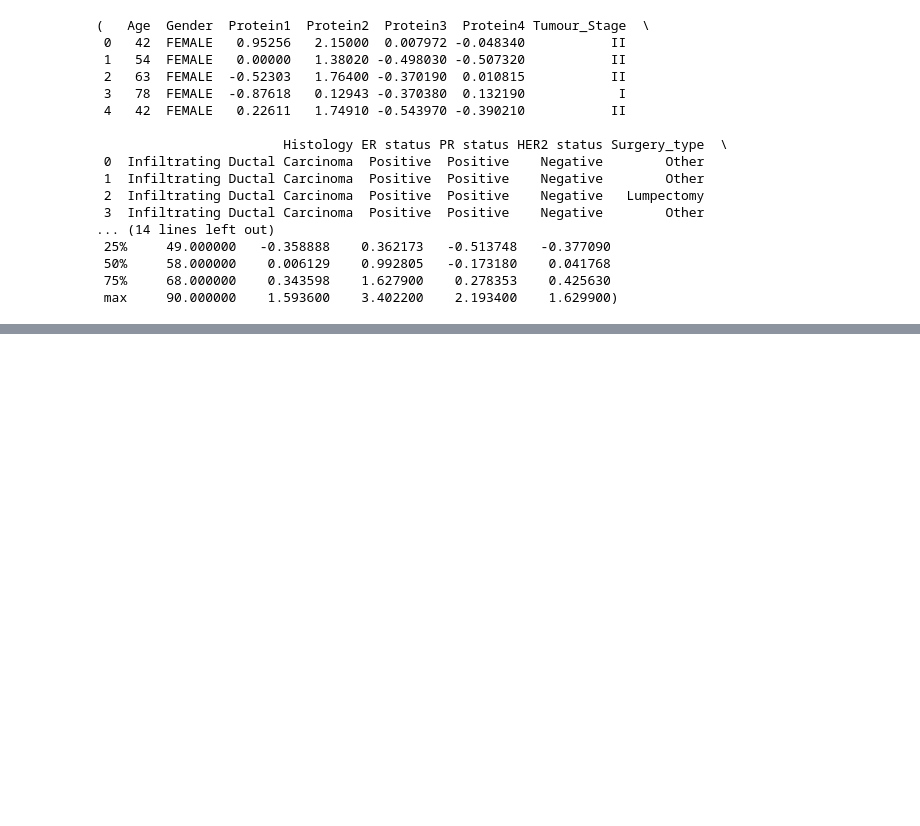
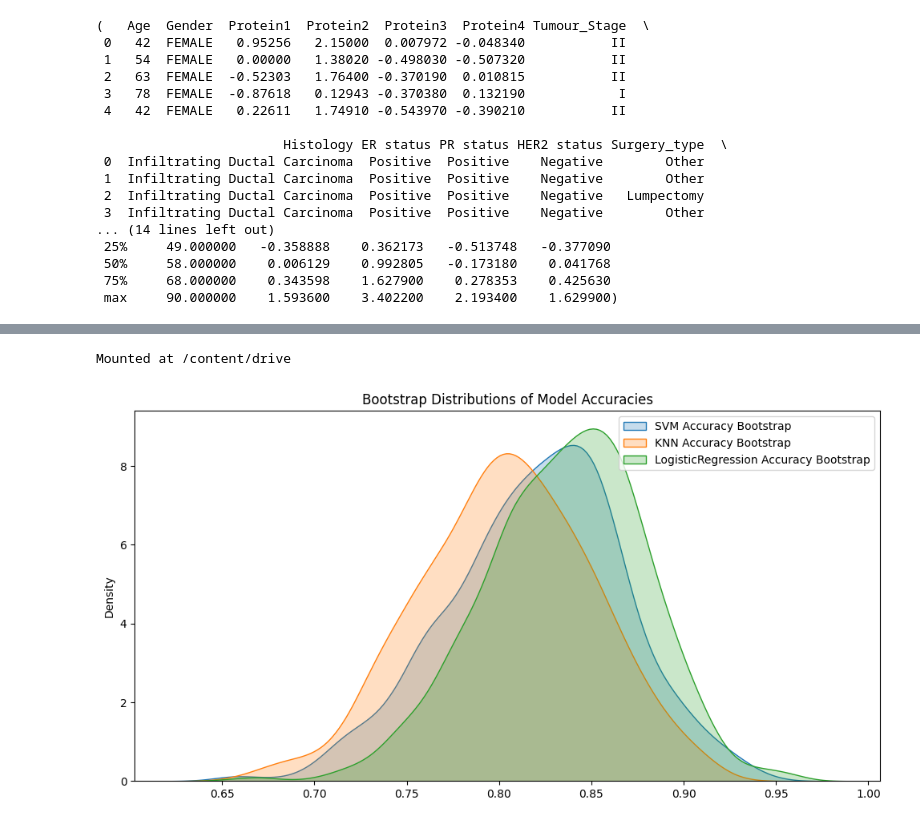
Before and after one commit to Abhilash2240/STML, a Jupyter notebook: Assignment_12.ipynb, the cells around one changed output, grey strips where cells are left out. Drawn from its saved outputs; the diff is of its cells as text; code cells hidden in the pictures; blank space fills up the shorter version.

```diff
--- a/Assignment_12.ipynb
+++ b/Assignment_12.ipynb
@@ -173,0 +43,56 @@ Logistic Regression Accuracy: 80.00%
+# %%
+from google.colab import drive
+drive.mount('/content/drive', force_remount=True)
+
+import pandas as pd
+import numpy as np
+from sklearn.model_selection import train_test_split
+from sklearn.svm import SVC
+from sklearn.neighbors import KNeighborsClassifier
+from sklearn.linear_model import LogisticRegression
+from sklearn.metrics import accuracy_score
+from sklearn.utils import resample
+import matplotlib.pyplot as plt
+import seaborn as sns
+
+data = pd.read_csv('/content/breast_cancer_survival.csv')
+data = pd.get_dummies(data, drop_first=True)
+
+X = data.iloc[:, :-1]
+y = data.iloc[:, -1]
+
+X_train, X_test, y_train, y_test = train_test_split(X, y, test_size=0.2, random_state=42)
+
+models = {
+    "SVM": SVC(probability=True),
+    "KNN": KNeighborsClassifier(),
+    "LogisticRegression": LogisticRegression(max_iter=1000)
+}
+
+results = {}
+bootstraps = {}
+
+for name, model in models.items():
+    model.fit(X_train, y_train)
+    predictions = model.predict(X_test)
+    accuracy = accuracy_score(y_test, predictions)
+    results[name] = accuracy
+
+    boot_accuracy = []
+    for _ in range(1000):
+        boot_X, boot_y = resample(X_test, y_test)
+        boot_pred = model.predict(boot_X)
+        boot_accuracy.append(accuracy_score(boot_y, boot_pred))
+    bootstraps[name] = boot_accuracy
+
+plt.figure(figsize=(12, 6))
+for name, boot in bootstraps.items():
+    sns.kdeplot(boot, label=f'{name} Accuracy Bootstrap', fill=True)
+plt.legend()
+plt.title('Bootstrap Distributions of Model Accuracies')
+plt.show()
+
+print("Model Accuracies:", results)
+# %% [output]
+Mounted at /content/drive
+[figure, added]
```
Also changed, not shown: parts of 3 cells of this notebook.
